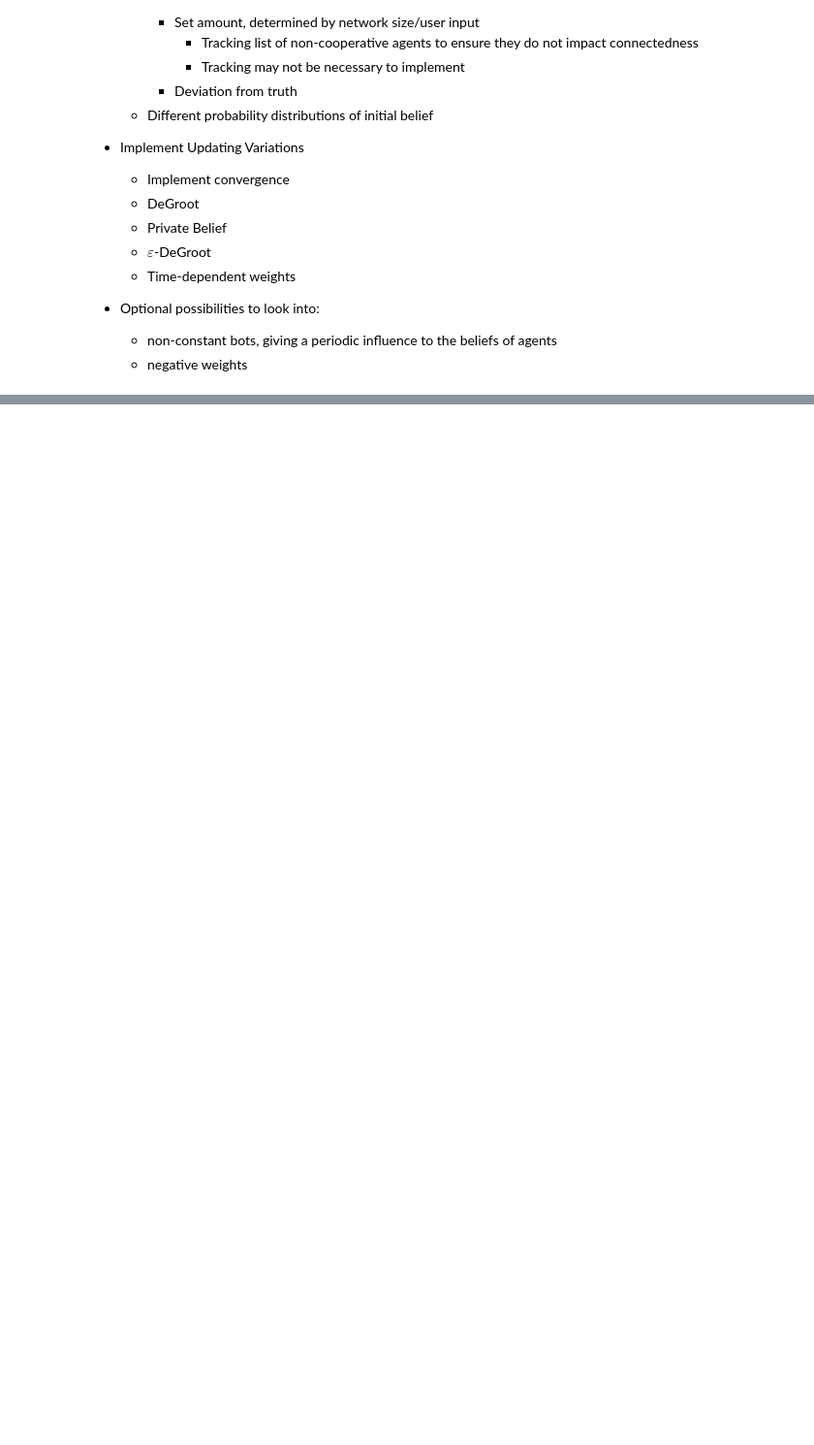
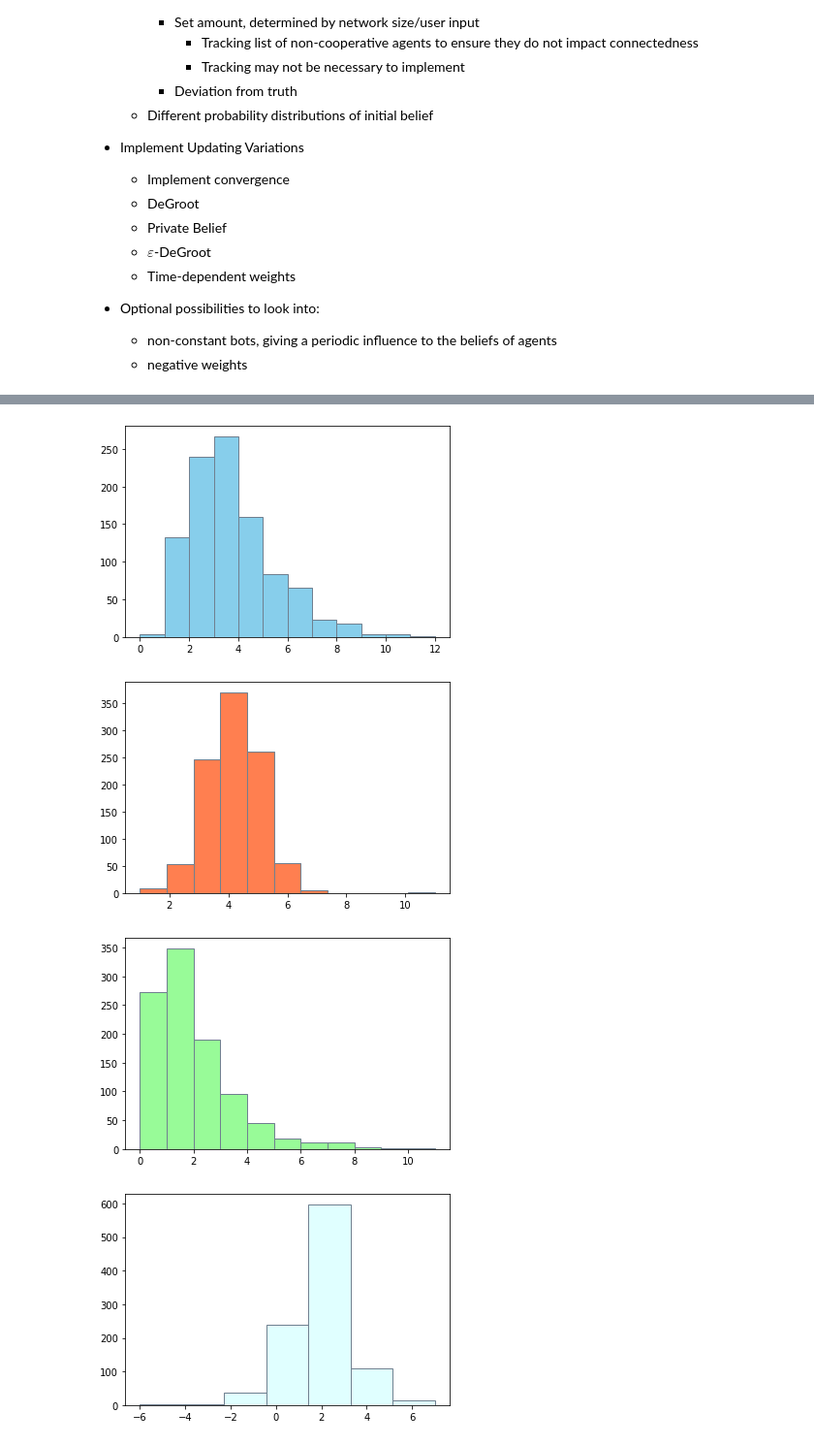
Before and after one commit to RomanOort/BScThesis, a Jupyter notebook: Networks.ipynb, the cells around one changed output, grey strips where cells are left out. Shown at 97% size. Saved outputs shown, nothing was run; the diff lists cells and outputs as text; code cells hidden in the pictures; blank space fills up the shorter version.

```diff
--- a/Networks.ipynb
+++ b/Networks.ipynb
@@ -1707,35 +1765,39 @@ def test_prob_functions(iterations=1000, *args):
             if i ==3:
                 outcome=3*outcome
             outcome = int(round(outcome))
-            p_func_outcomes.append(outcome)center
+            p_func_outcomes.append(outcome)
 
     plt.hist(p_func_outcomes[:iterations], bins=np.amax(p_func_outcomes[:iterations]),
              color="skyblue", label="gamma", edgecolor="slategrey")
     plt.show()
     plt.hist(p_func_outcomes[iterations:2*iterations], bins=np.amax(p_func_outcomes[iterations:2*iterations]),
              color="coral", label="normal", edgecolor="slategrey")
     plt.show()
     plt.hist(p_func_outcomes[2*iterations:3*iterations], bins=np.amax(p_func_outcomes[2*iterations:3*iterations]),
              color="palegreen", label="exponential", edgecolor="slategrey")
     plt.show()
     plt.hist(p_func_outcomes[3*iterations:4*iterations], bins=np.amax(p_func_outcomes[3*iterations:4*iterations]),
              color="lightcyan", label="laplace", edgecolor="slategrey")
     plt.show()
     plt.hist(p_func_outcomes[4*iterations:], bins=np.amax(p_func_outcomes[4*iterations:]),
              color="palegoldenrod", label="poisson", edgecolor="slategrey")
     plt.show()
     return
 prob_funcs = [np.random.gamma, np.random.normal, np.random.exponential,
               np.random.laplace, np.random.poisson]
-prob_params = ((4, .8), (2, 1), (1.5,1), (2, 1), (2, 1))
+prob_params = ((4, .8), (4, 1), (1.5,1), (2, 1), (2, 1))
 
 test_prob_functions(1000, prob_funcs, prob_params)
 sns.light_palette("seagreen", as_cmap=True)
 
 
 test = np.array([[2, 2], [3, 4]])
 x=2
 y=x
 y+=3
 print(x)
 # %% [output]
+[figure, added]
+[figure, added]
+[figure, added]
+[figure, added]
```
Also changed, not shown: parts of 7 cells of this notebook.
